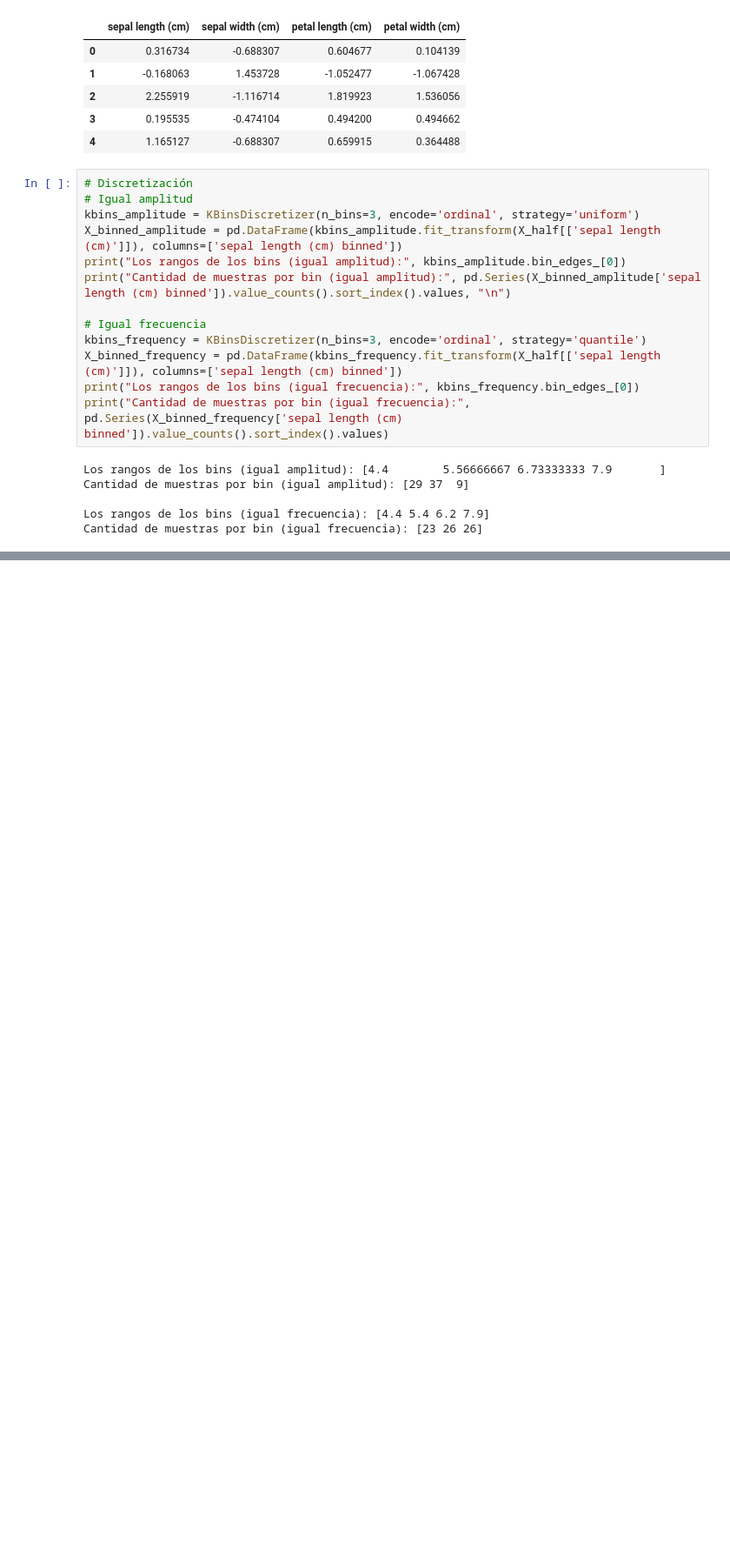
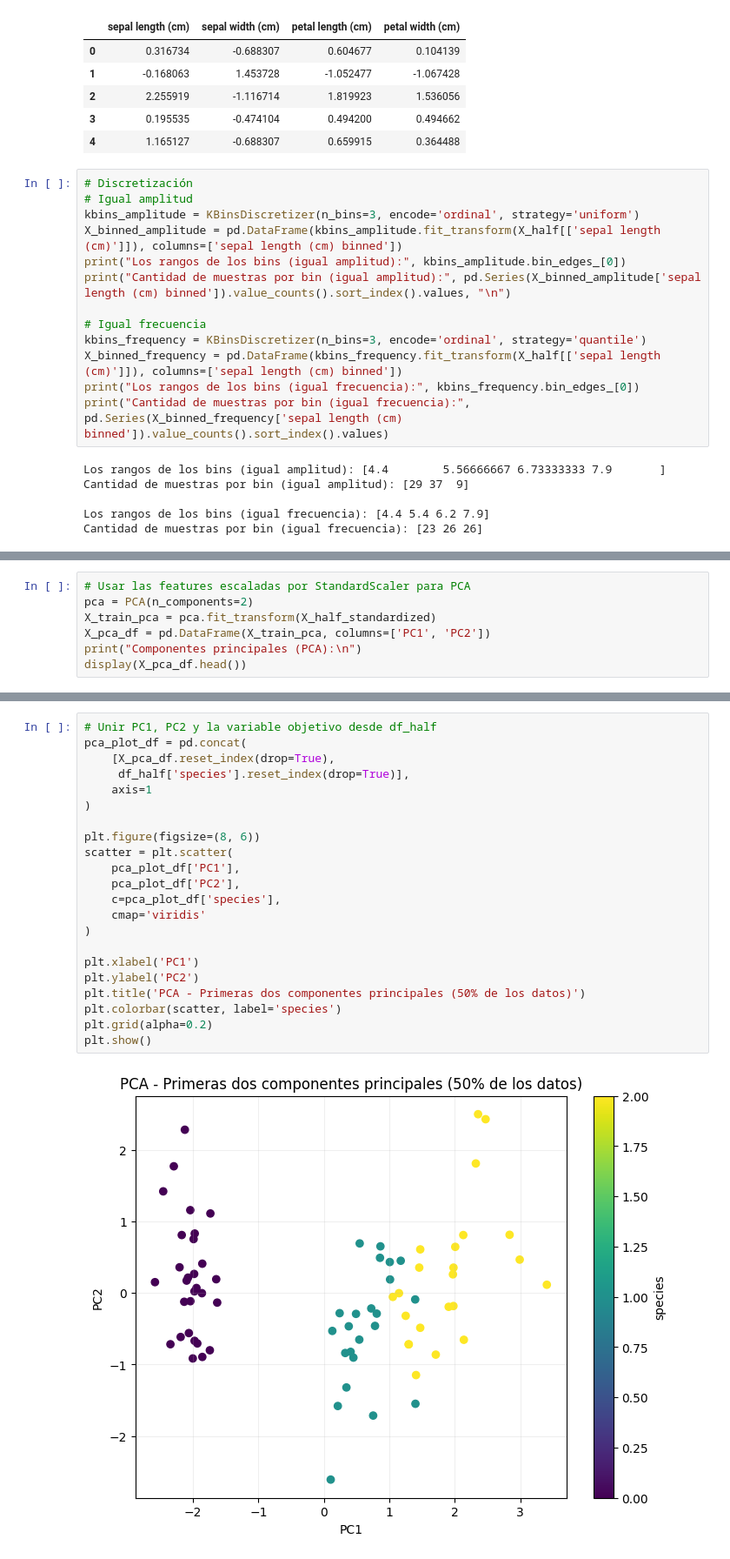
Before and after one commit to mar-valeria/AprendizajeAutomaticoInicial-05-N0105, a Jupyter notebook: 2-Notebooks/03-1-Procesado-Datos.ipynb, the cells around one changed output, grey strips where cells are left out. Shown at 87% size. Saved outputs shown, nothing was run; the diff lists cells and outputs as text; blank space fills up the shorter version.

```diff
--- a/2-Notebooks/03-1-Procesado-Datos.ipynb
+++ b/2-Notebooks/03-1-Procesado-Datos.ipynb
@@ -289,0 +309,7 @@ Cantidad de muestras por bin (igual frecuencia): [23 26 26]
+# %%
+# Usar las features escaladas por StandardScaler para PCA
+pca = PCA(n_components=2)
+X_train_pca = pca.fit_transform(X_half_standardized)
+X_pca_df = pd.DataFrame(X_train_pca, columns=['PC1', 'PC2'])
+print("Componentes principales (PCA):\n")
+display(X_pca_df.head())
@@ -289,0 +324,24 @@ Cantidad de muestras por bin (igual frecuencia): [23 26 26]
+# %%
+# Unir PC1, PC2 y la variable objetivo desde df_half
+pca_plot_df = pd.concat(
+    [X_pca_df.reset_index(drop=True),
+     df_half['species'].reset_index(drop=True)],
+    axis=1
+)
+
+plt.figure(figsize=(8, 6))
+scatter = plt.scatter(
+    pca_plot_df['PC1'],
+    pca_plot_df['PC2'],
+    c=pca_plot_df['species'],
+    cmap='viridis'
+)
+
+plt.xlabel('PC1')
+plt.ylabel('PC2')
+plt.title('PCA - Primeras dos componentes principales (50% de los datos)')
+plt.colorbar(scatter, label='species')
+plt.grid(alpha=0.2)
+plt.show()
+# %% [output]
+[figure, added]
```
Also changed, not shown: parts of 4 cells of this notebook.
